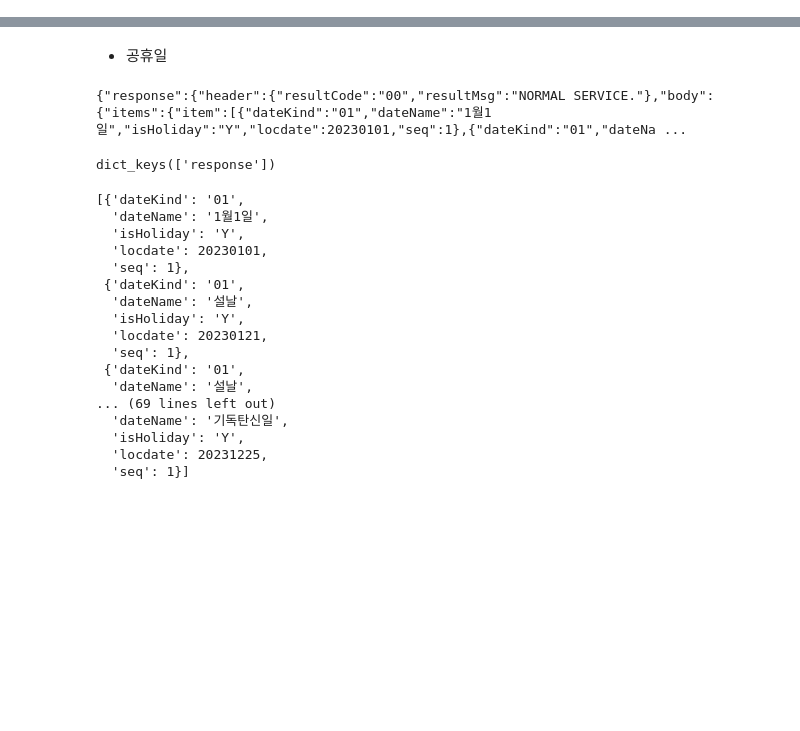
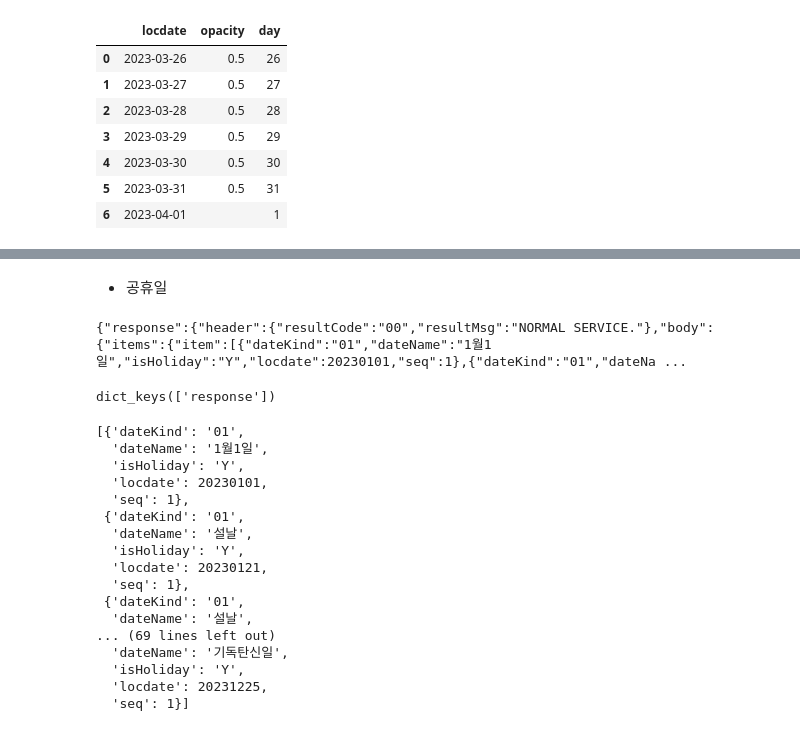
Before and after one commit to ssmpet/DataAnalysis_Lecture-2023.04, a Jupyter notebook: 07.FlaskWeb/schedule_module/calendar_util.ipynb, the cells around one changed output, grey strips where cells are left out. Saved outputs shown, nothing was run; the diff lists cells and outputs as text; code cells hidden in the pictures; blank space fills up the shorter version.

```diff
--- a/07.FlaskWeb/schedule_module/calendar_util.ipynb
+++ b/07.FlaskWeb/schedule_module/calendar_util.ipynb
@@ -42,6 +42,6 @@ DatetimeIndex(['2023-05-01', '2023-05-02', '2023-05-03'], dtype='datetime64[ns]'
 # %%
 # 전 달 구하기
-lines = []
+lines, style = [], []
 l_dict = dict()
 
 before_month_day = 0
@@ -50,9 +50,11 @@ if start_day_week < 6:
     print(before_month_day)
 
     lines.extend(pd.date_range(before_month_day.strftime('%Y-%m-%d'), periods=start_day_week+1))
+    style = ['0.5' for i in range(start_day_week+1)]
     # for i in range(start_day_week+1):
-    #     lines.append(before_month_day)
-    #     before_month_day +=1
+    #     style.append('0.5')
+
 
 print(lines)
+print(style)
 # %% [output]
@@ -77,6 +85,19 @@ lines.extend(pd.date_range((end_date+timedelta(1)).strftime('%Y-%m-%d'), periods
 
 # lines.extend(range(1, next_cnt+1))
 # print(lines)
+# %%
+l_dt = pd.DataFrame({'locdate':lines, 'opacity': style})
+l_dt['day'] = l_dt.locdate.apply(lambda x: int(x.strftime('%d')))
+l_dt.head(7)
+# %% [output]
+|  | locdate | opacity | day |
+| 0 | 2023-03-26 | 0.5 | 26 |
+| 1 | 2023-03-27 | 0.5 | 27 |
+| 2 | 2023-03-28 | 0.5 | 28 |
+| 3 | 2023-03-29 | 0.5 | 29 |
+| 4 | 2023-03-30 | 0.5 | 30 |
+| 5 | 2023-03-31 | 0.5 | 31 |
+| 6 | 2023-04-01 |  | 1 |
 # %%
 for n in lines[:5]:
     print(n)
```
Also changed, not shown: parts of 14 cells of this notebook, 11 other files.
